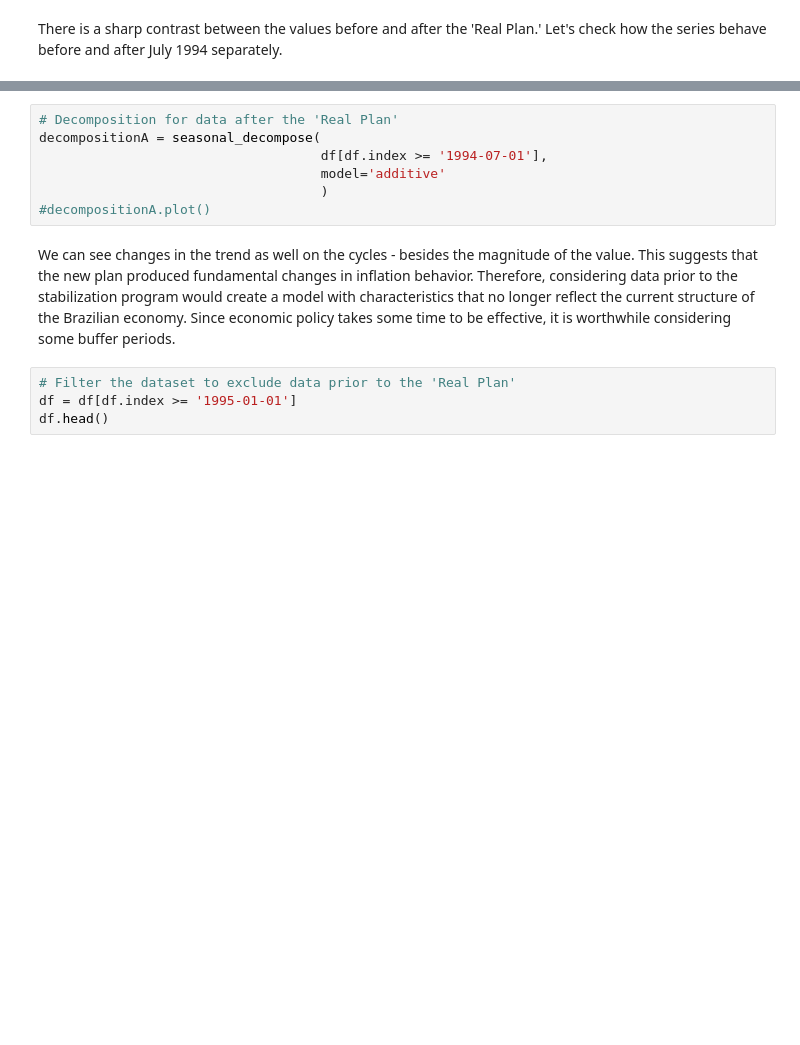
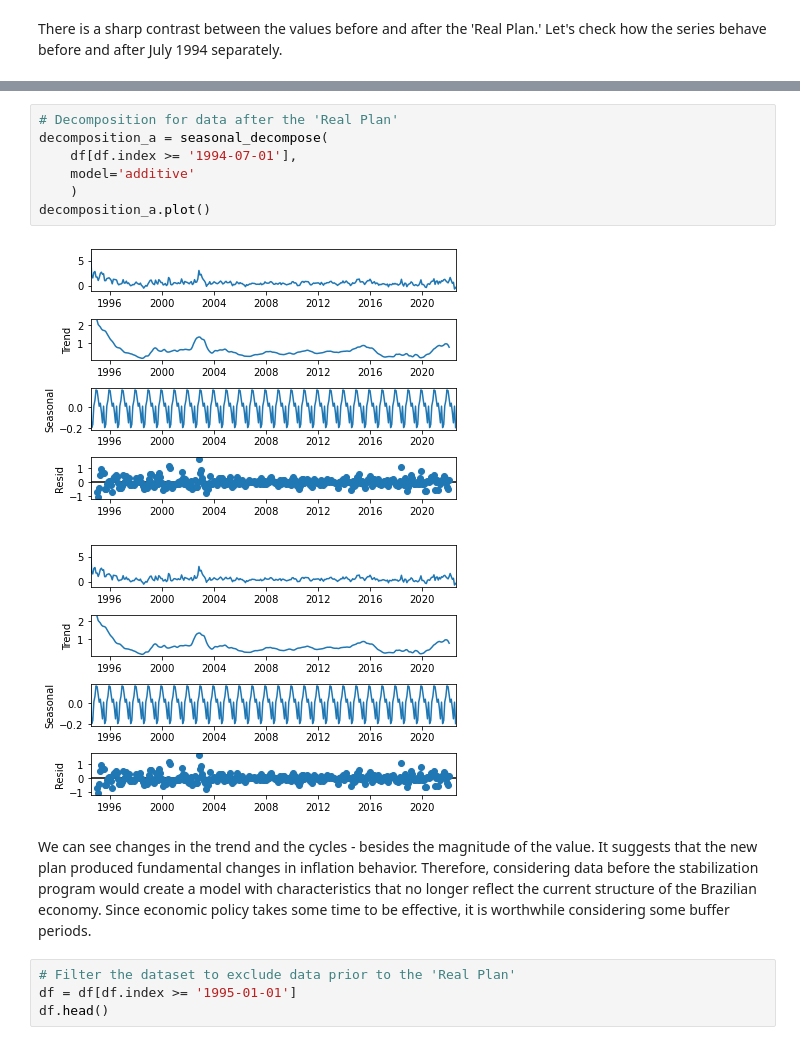
Before and after one commit to olavopoletti/Inflation_Forecast, a Jupyter notebook: inflation.ipynb, the cells around one changed output, grey strips where cells are left out. Drawn from its saved outputs; the diff is of its cells as text; blank space fills up the shorter version.

```diff
--- a/inflation.ipynb
+++ b/inflation.ipynb
@@ -112,13 +112,16 @@ decompositionB.plot()
 [figure]
 # %%
 # Decomposition for data after the 'Real Plan'
-decompositionA = seasonal_decompose(
-                                    df[df.index >= '1994-07-01'],
-                                    model='additive'
-                                    )
-#decompositionA.plot()
+decomposition_a = seasonal_decompose(
+    df[df.index >= '1994-07-01'],
+    model='additive'
+    )
+decomposition_a.plot()
+# %% [output]
+[figure, added]
+[figure, added]
 # %% [markdown]
-We can see changes in the trend as well on the cycles - besides the magnitude of the value. This suggests that the new plan produced fundamental changes in inflation behavior. Therefore, considering data prior to the stabilization program would create a model with characteristics that no longer reflect the current structure of the Brazilian economy. Since economic policy takes some time to be effective, it is worthwhile considering some buffer periods.
+We can see changes in the trend and the cycles - besides the magnitude of the value. It suggests that the new plan produced fundamental changes in inflation behavior. Therefore, considering data before the stabilization program would create a model with characteristics that no longer reflect the current structure of the Brazilian economy. Since economic policy takes some time to be effective, it is worthwhile considering some buffer periods.
 # %%
 # Filter the dataset to exclude data prior to the 'Real Plan'
 df = df[df.index >= '1995-01-01']
```
Also changed, not shown: parts of 48 cells of this notebook.
